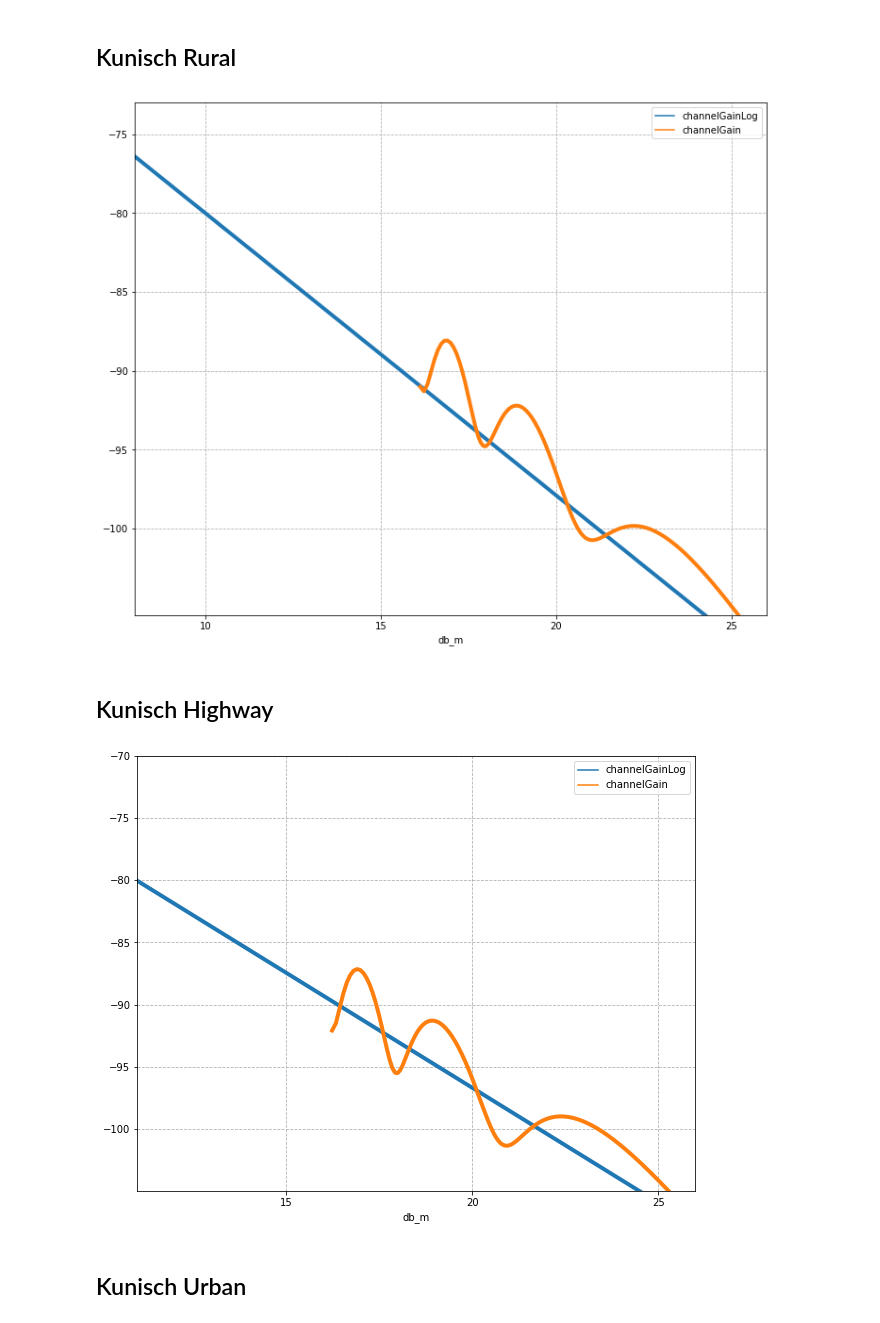
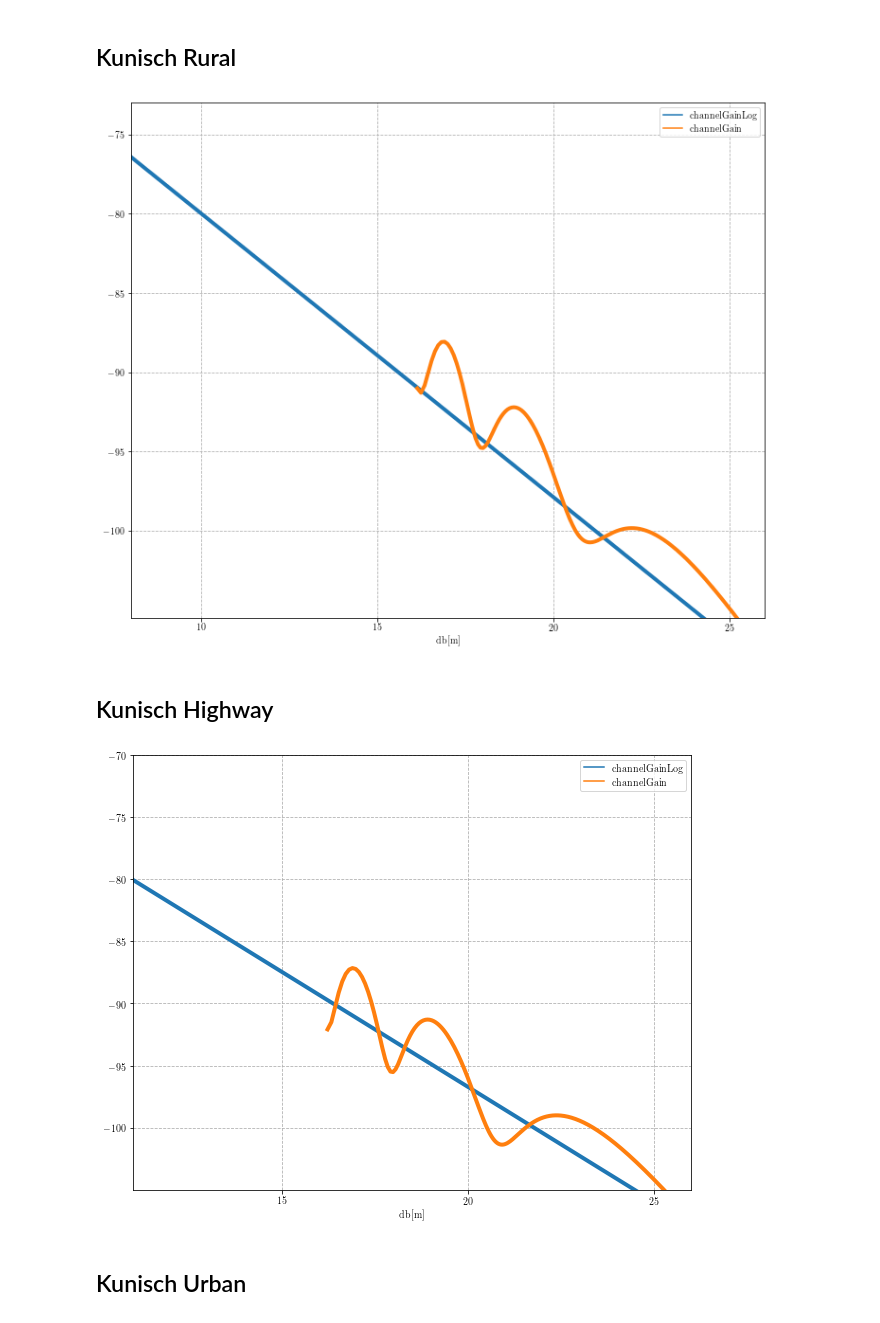
Before and after one commit to Lucas-Cerqueira/Projeto-Final-src, a Jupyter notebook: readFromNSLog.ipynb, the cells around one changed output. Cells and saved outputs as stored; diff of their text form; code cells hidden in the pictures.

```diff
--- a/readFromNSLog.ipynb
+++ b/readFromNSLog.ipynb
@@ -4,6 +4,8 @@ import ast
 import pandas as pd
 import numpy as np
 import matplotlib.pyplot as plt
+plt.rc('text', usetex=True)
+plt.rc('font', family='serif')
 # %%
 def parseLogFile(filename, variable_count):
     with open(filename, 'r') as f:
@@ -25,9 +27,9 @@ def parseLogFile(filename, variable_count):
 # %% [markdown]
 ## Kunisch Rural
 # %%
-df = pd.DataFrame(parseLogFile('output/kunisch_rural.log', 4))
+df = pd.DataFrame(parseLogFile('output/kunisch_rural_new.log', 4))
 df['channelGain'] = df['rxPower'] - df['txPower']
-df['db_m'] = 10 * np.log10(df['distance'])
+df['db[m]'] = 10 * np.log10(df['distance'])
 
 df['channelGainLog'] = -62.1 + 10 * (-1.79) * np.log10(df['distance'])
 
@@ -40,13 +42,13 @@ df['channelGain'] = df['channelGain'] + 1.1
 #              figsize=(12, 10))
 
 ax = df.query('distance >= 5 and distance <= 400')\
-       .plot(x='db_m', y='channelGainLog',
+       .plot(x='db[m]', y='channelGainLog',
              yticks=[-75, -80, -85, -90, -95, -100],
              xticks=[10, 15, 20, 25],
              figsize=(12, 10))
 
 ax = df.query('distance >= 41 and distance <= 400')\
-       .plot(x='db_m', y='channelGain',
+       .plot(x='db[m]', y='channelGain',
              yticks=[-75, -80, -85, -90, -95, -100],
              xticks=[10, 15, 20, 25],
              xlim=[8, 26],
@@ -59,45 +61,45 @@ ax.grid(True,which="both",ls="--")
 for i, l in enumerate(ax.lines):
     plt.setp(l, linewidth=4)
 # %% [output]
-[figure, old version]
+[figure, new version]
 # %% [markdown]
 ## Kunisch Highway
 # %%
 df = pd.DataFrame(parseLogFile('output/kunisch_highway.log', 4))
 df['channelGain'] = df['rxPower'] - df['txPower']
-df['db_m'] = 10 * np.log10(df['distance'])
+df['db[m]'] = 10 * np.log10(df['distance'])
 
 df['channelGainLog'] = -59.7 + 10 * (-1.85) * np.log10(df['distance'])
 
 df['channelGain'] = df['channelGain'] + 1
 
 # ax = df.query('distance >= 33 and distance <= 400')\
 #        .plot(x='distance', y='channelGain', logx=True,
 #              yticks=[-75, -80, -85, -90, -95, -100],
 #              xticks=[10, 32, 100, 316],
 #              figsize=(12, 10))
 
 ax = df.query('distance >= 12 and distance <= 400')\
-       .plot(x='db_m', y='channelGainLog',
+       .plot(x='db[m]', y='channelGainLog',
              yticks=[-75, -80, -85, -90, -95, -100],
              xticks=[10, 15, 20, 25],
              figsize=(12, 10))
 
 ax = df.query('distance >= 41.1 and distance <= 400')\
-       .plot(x='db_m', y='channelGain',
+       .plot(x='db[m]', y='channelGain',
              yticks=[-70, -75, -80, -85, -90, -95, -100],
              xticks=[15, 20, 25],
              xlim=[11, 26],
              ylim=[-105, -70],
              figsize=(10, 8),
              ax=ax)
 
 
 ax.grid(True,which="both",ls="--")
 for i, l in enumerate(ax.lines):
     plt.setp(l, linewidth=4)
 # %% [output]
-[figure, old version]
+[figure, new version]
 # %% [markdown]
 ## Kunisch Urban
 # %%
```
Also changed, not shown: parts of 11 cells of this notebook, 4 other files.
